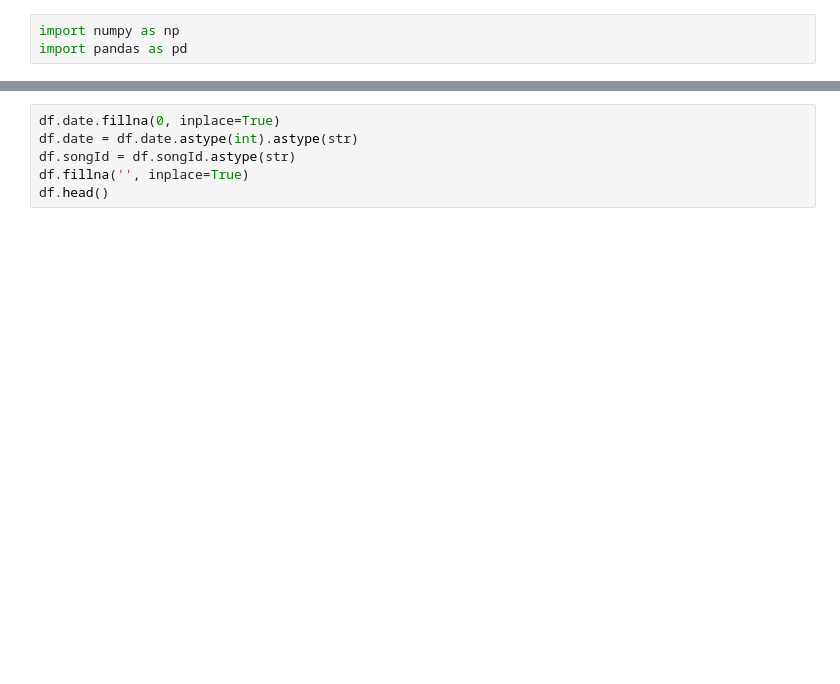
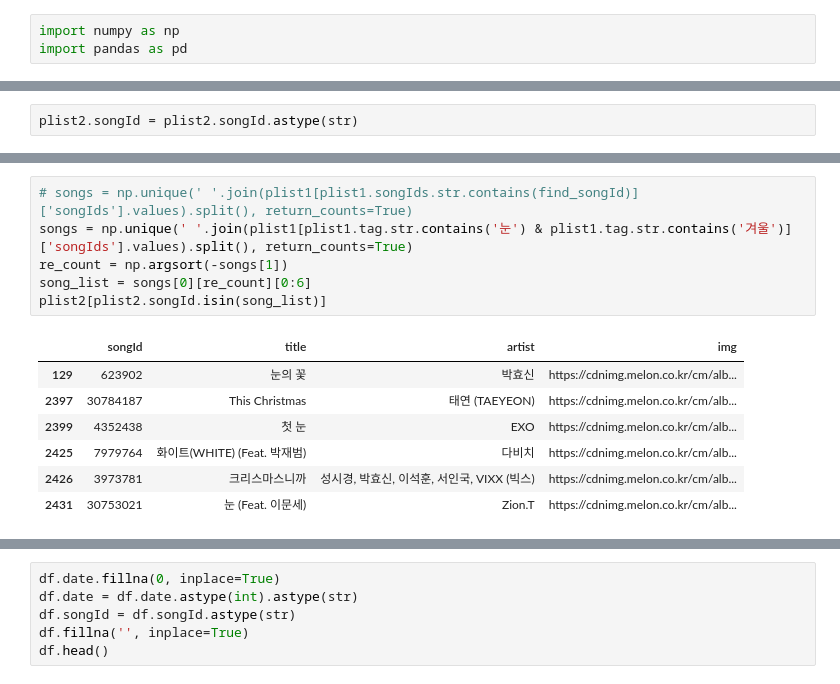
Before and after one commit to wowgang/DataAnalysis_Lecture-2023.04, a Jupyter notebook: 100.도전했조/플리기반.ipynb, the cells around one changed output, grey strips where cells are left out. Cells and saved outputs as stored; diff of their text form; blank space fills up the shorter version.

```diff
--- a/100.도전했조/플리기반.ipynb
+++ b/100.도전했조/플리기반.ipynb
@@ -32,0 +29,2 @@ plist2.head()
+# %%
+plist2.songId = plist2.songId.astype(str)
@@ -33,3 +52,17 @@ plist2.head()
+# %%
+# songs = np.unique(' '.join(plist1[plist1.songIds.str.contains(find_songId)]['songIds'].values).split(), return_counts=True)
+songs = np.unique(' '.join(plist1[plist1.tag.str.contains('눈') & plist1.tag.str.contains('겨울')]['songIds'].values).split(), return_counts=True)
+re_count = np.argsort(-songs[1])
+song_list = songs[0][re_count][0:6]
+plist2[plist2.songId.isin(song_list)]
+# %% [output]
+|  | songId | title | artist | img |
+| 129 | 623902 | 눈의 꽃 | 박효신 | https://cdnimg.melon.co.kr/cm/alb... |
+| 2397 | 30784187 | This Christmas | 태연 (TAEYEON) | https://cdnimg.melon.co.kr/cm/alb... |
+| 2399 | 4352438 | 첫 눈 | EXO | https://cdnimg.melon.co.kr/cm/alb... |
+| 2425 | 7979764 | 화이트(WHITE) (Feat. 박재범) | 다비치 | https://cdnimg.melon.co.kr/cm/alb... |
+| 2426 | 3973781 | 크리스마스니까 | 성시경, 박효신, 이석훈, 서인국, VIXX (빅스) | https://cdnimg.melon.co.kr/cm/alb... |
+| 2431 | 30753021 | 눈 (Feat. 이문세) | Zion.T | https://cdnimg.melon.co.kr/cm/alb... |
 # %%
 df.info()
 # %% [output]
```
Also changed, not shown: parts of 11 cells of this notebook, 15 other files.
